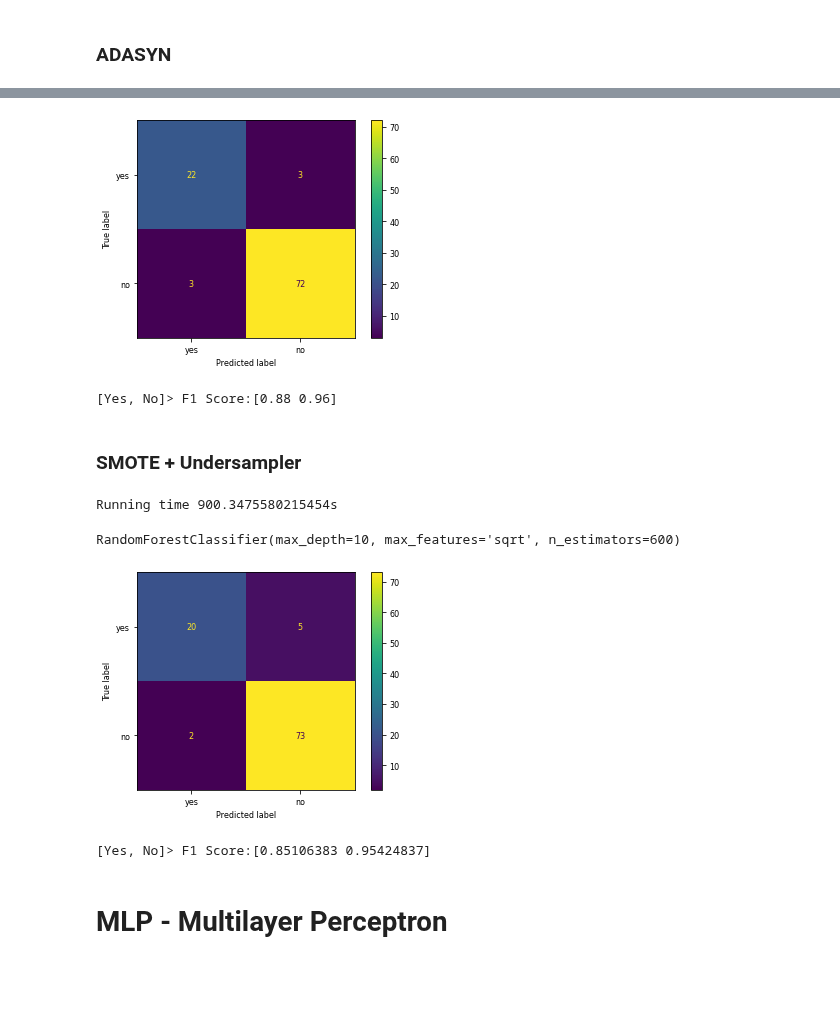
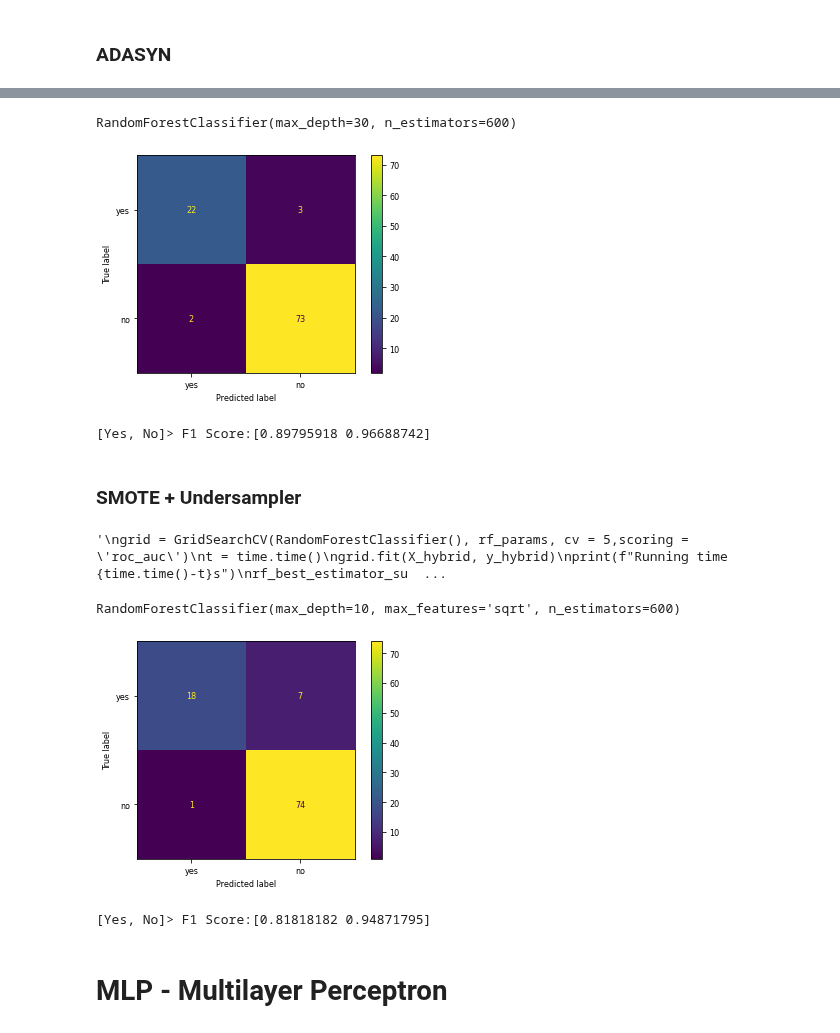
Before and after one commit to PedroMarques27/ED, a Jupyter notebook: Data_mining_Notebook.ipynb, the cells around one changed output, grey strips where cells are left out. Cells and saved outputs as stored; diff of their text form; code cells hidden in the pictures; blank space fills up the shorter version.

```diff
--- a/Data_mining_Notebook.ipynb
+++ b/Data_mining_Notebook.ipynb
@@ -713,0 +761,3 @@ SVC(C=100, gamma=0.001)
+# %%
+svc_best_estimator_su = SVC(C=100, gamma=0.001)
+svc_best_estimator_su.fit(X_hybrid, y_hybrid)
@@ -842,5 +941,10 @@ RandomForestClassifier(max_depth=30, n_estimators=600)
+# %%
+rf_best_estimator_ada = RandomForestClassifier(max_depth=30, n_estimators=600)
+rf_best_estimator_ada.fit(X_ada, y_ada)
+# %% [output]
+RandomForestClassifier(max_depth=30, n_estimators=600)
 # %%
-pred_labels = best_estimator_ada.predict(X_test_pca)
+pred_labels = rf_best_estimator_ada.predict(X_test_pca)
 cm = confusion_matrix(Y_test, pred_labels)
 disp = ConfusionMatrixDisplay(confusion_matrix=cm, display_labels=["yes","no"])
 disp.plot()
@@ -848,30 +952,39 @@ plt.show()
 print(f"[Yes, No]> F1 Score:{f1_score(Y_test,pred_labels, average = None)}")
 # %% [output]
 [figure]
-[Yes, No]> F1 Score:[0.88 0.96]
+[Yes, No]> F1 Score:[0.89795918 0.96688742]
 # %% [markdown]
 ### SMOTE + Undersampler
 # %%
 # fitting the model for grid search
+'''
 grid = GridSearchCV(RandomForestClassifier(), rf_params, cv = 5,scoring = 'roc_auc')
 t = time.time()
 grid.fit(X_hybrid, y_hybrid)
 print(f"Running time {time.time()-t}s")
-best_estimator_su = grid.best_estimator_
-best_estimator_su
+rf_best_estimator_su = grid.best_estimator_
+rf_best_estimator_su
+'''
+#Results
+#Running time 900.3475580215454s
+#RandomForestClassifier(max_depth=10, max_features='sqrt', n_estimators=600)
 # %% [output]
-Running time 900.3475580215454s
+'\ngrid = GridSearchCV(RandomForestClassifier(), rf_params, cv = 5,scoring = \'roc_auc\')\nt = time.time()\ngrid.fit(X_hybrid, y_hybrid)\nprint(f"Running time {time.time()-t}s")\nrf_best_estimator_su  ...
-RandomForestClassifier(max_depth=10, max_features='sqrt', n_estimators=600)
+# %%
+rf_best_estimator_su = RandomForestClassifier(max_depth=10, max_features='sqrt', n_estimators=600)
+rf_best_estimator_su.fit(X_hybrid, y_hybrid)
+# %% [output]
+RandomForestClassifier(max_depth=10, max_features='sqrt', n_estimators=600)
 # %%
-pred_labels = best_estimator_su.predict(X_test_pca)
+pred_labels = rf_best_estimator_su.predict(X_test_pca)
 cm = confusion_matrix(Y_test, pred_labels)
 disp = ConfusionMatrixDisplay(confusion_matrix=cm, display_labels=["yes","no"])
 disp.plot()
 plt.show()
 print(f"[Yes, No]> F1 Score:{f1_score(Y_test,pred_labels, average = None)}")
 # %% [output]
-[figure, old version]
+[figure, new version]
-[Yes, No]> F1 Score:[0.85106383 0.95424837]
+[Yes, No]> F1 Score:[0.81818182 0.94871795]
 # %% [markdown]
 # MLP - Multilayer Perceptron
 # %%
```
Also changed, not shown: parts of 54 cells of this notebook.
